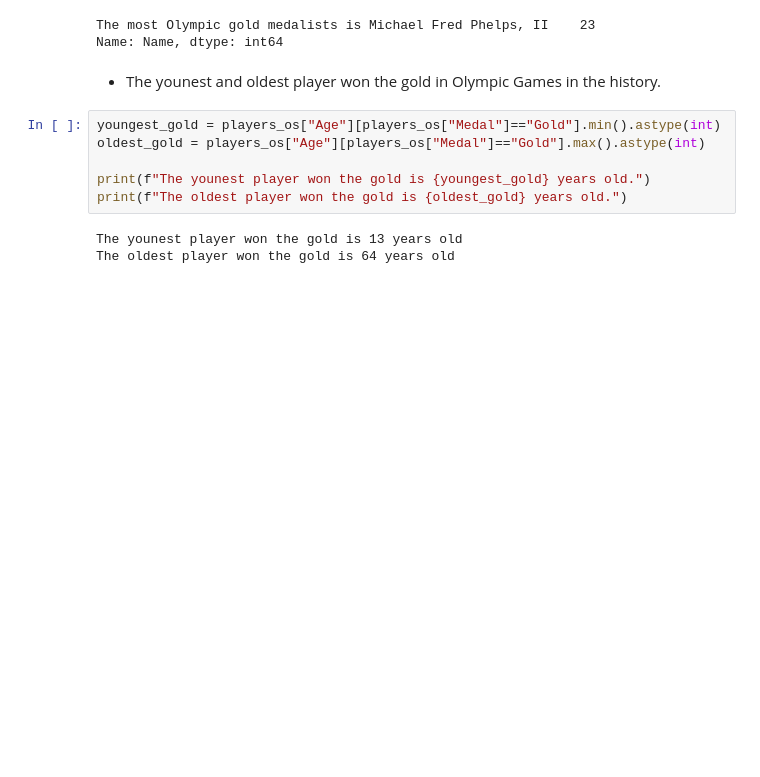
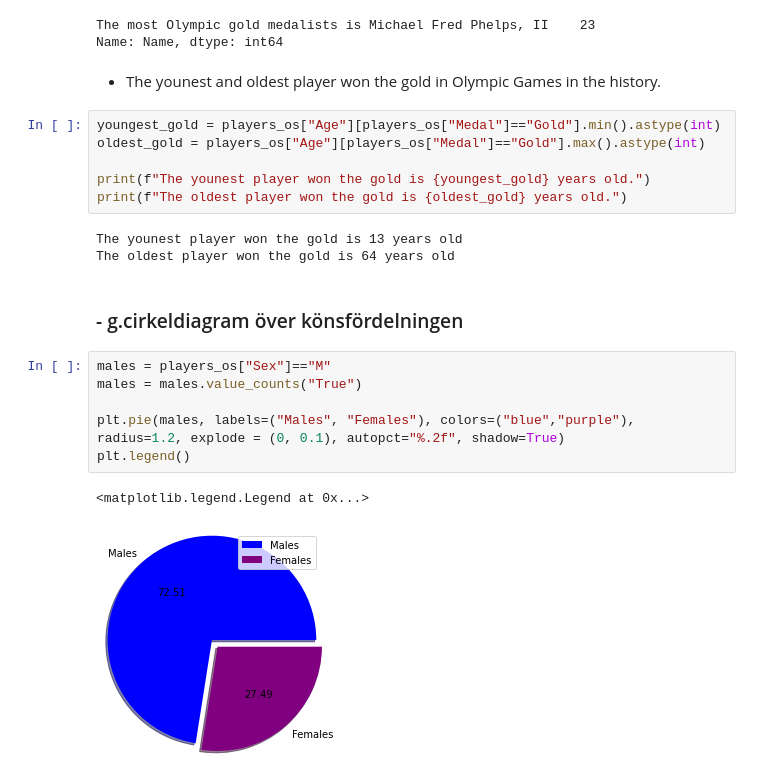
Before and after one commit to cooperhankun/Databehandling-OS-projekt-Kun-Xiu, a Jupyter notebook: Projekt-OS.ipynb, the cells around one changed output. Drawn from its saved outputs; the diff is of its cells as text; blank space fills up the shorter version.

```diff
--- a/Projekt-OS.ipynb
+++ b/Projekt-OS.ipynb
@@ -131,3 +131,14 @@ print(f"The oldest player won the gold is {oldest_gold} years old.")
 # %% [output]
 The younest player won the gold is 13 years old
 The oldest player won the gold is 64 years old
+# %% [markdown]
+### - g.cirkeldiagram över könsfördelningen
+# %%
+males = players_os["Sex"]=="M"
+males = males.value_counts("True")
+
+plt.pie(males, labels=("Males", "Females"), colors=("blue","purple"), radius=1.2, explode = (0, 0.1), autopct="%.2f", shadow=True)
+plt.legend()
+# %% [output]
+<matplotlib.legend.Legend at 0x...>
+[figure, added]
```
Also changed, not shown: parts of 7 cells of this notebook.
